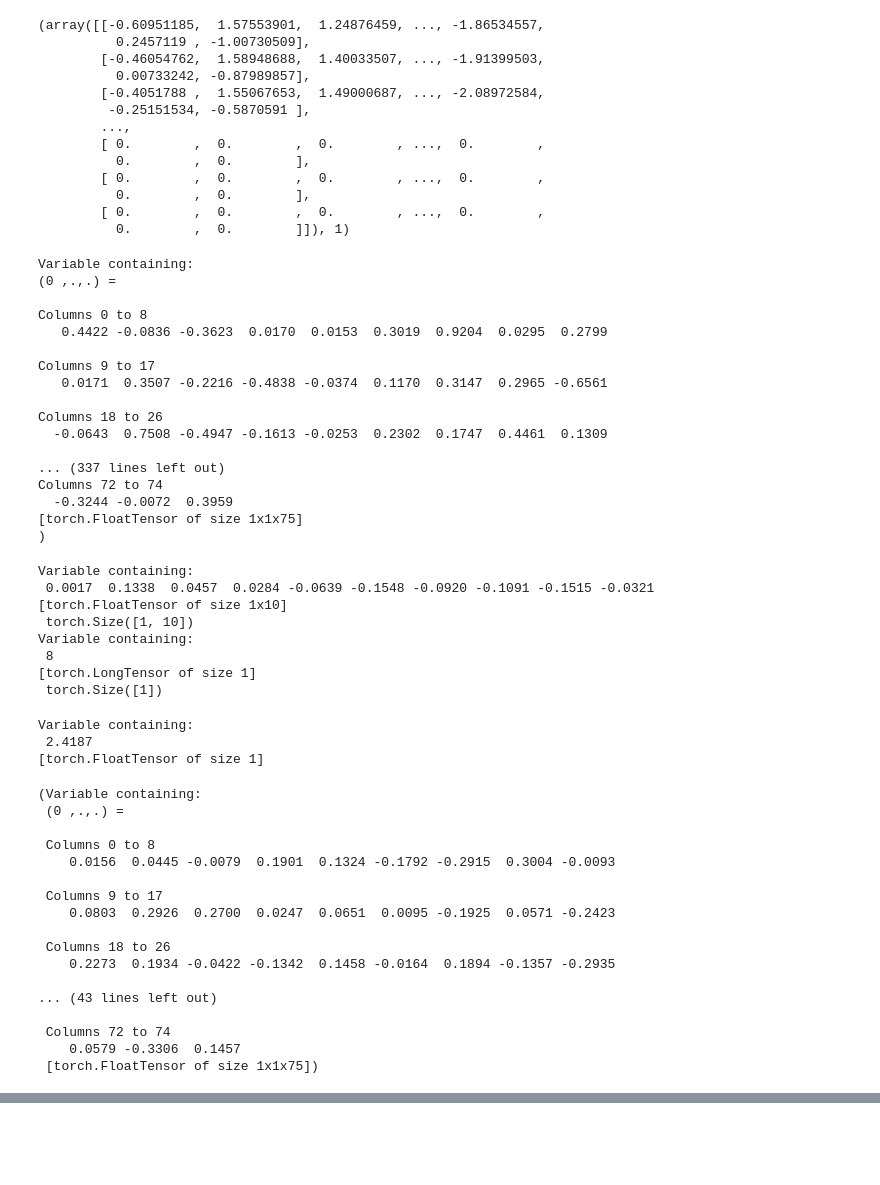
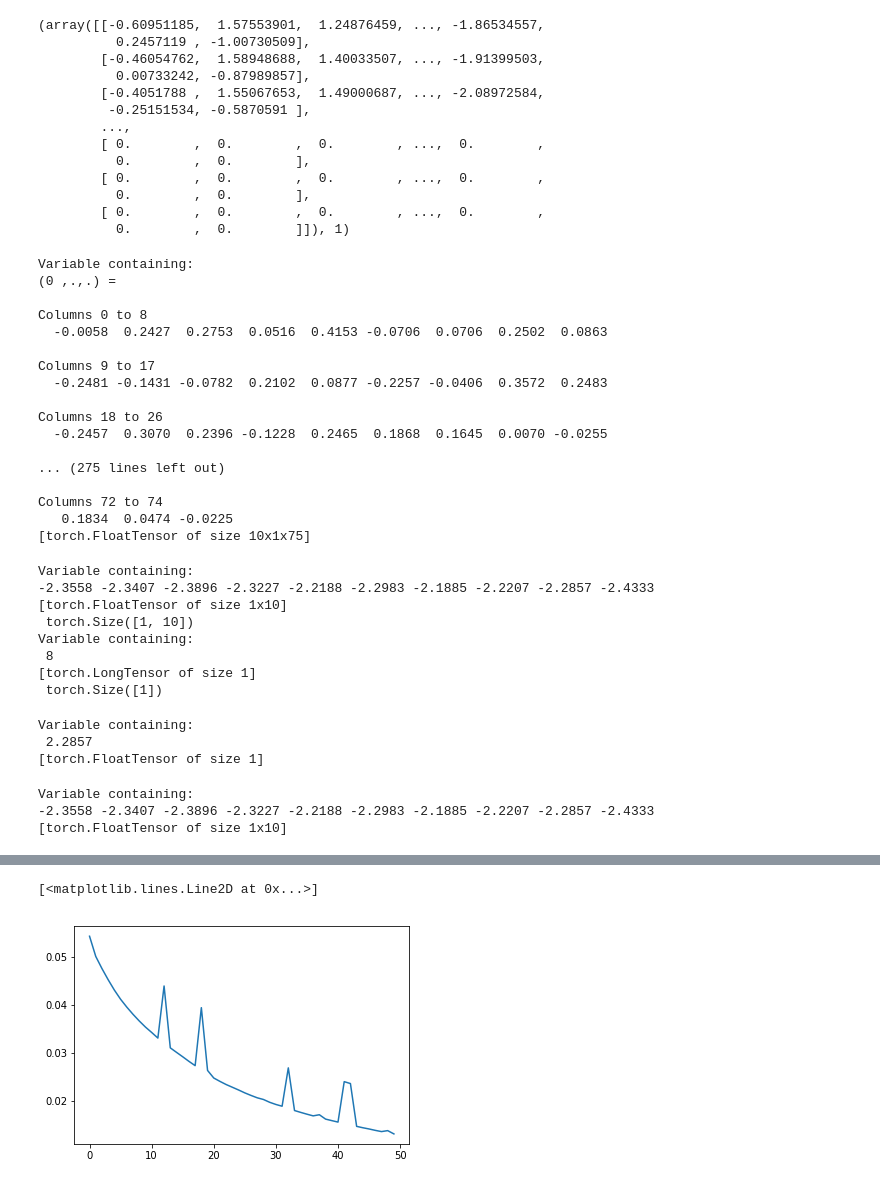
Before and after one commit to Naman-ntc/Action-Recognition, a Jupyter notebook: Uddeshya/pytorch_LSTM0.ipynb, the cells around one changed output, grey strips where cells are left out. Saved outputs shown, nothing was run; the diff lists cells and outputs as text; code cells hidden in the pictures; blank space fills up the shorter version.

```diff
--- a/Uddeshya/pytorch_LSTM0.ipynb
+++ b/Uddeshya/pytorch_LSTM0.ipynb
@@ -137,25 +138,25 @@ hidden = (autograd.Variable(torch.randn(1, 1, hidden_dim)),
           autograd.Variable(torch.randn((1, 1, hidden_dim))))  # clean out hidden state
 out, hidden = lstm(inputs, hidden)
 print(out)
-print(hidden)
+#print(hidden)
 # %% [output]
 Variable containing:
 (0 ,.,.) =
 
 Columns 0 to 8
-   0.4422 -0.0836 -0.3623  0.0170  0.0153  0.3019  0.9204  0.0295  0.2799
+  -0.0058  0.2427  0.2753  0.0516  0.4153 -0.0706  0.0706  0.2502  0.0863
 
 Columns 9 to 17
-   0.0171  0.3507 -0.2216 -0.4838 -0.0374  0.1170  0.3147  0.2965 -0.6561
+  -0.2481 -0.1431 -0.0782  0.2102  0.0877 -0.2257 -0.0406  0.3572  0.2483
 
 Columns 18 to 26
-  -0.0643  0.7508 -0.4947 -0.1613 -0.0253  0.2302  0.1747  0.4461  0.1309
+  -0.2457  0.3070  0.2396 -0.1228  0.2465  0.1868  0.1645  0.0070 -0.0255
 
-... (337 lines left out)
+... (275 lines left out)
+
 Columns 72 to 74
-  -0.3244 -0.0072  0.3959
-[torch.FloatTensor of size 1x1x75]
-)
+   0.1834  0.0474 -0.0225
+[torch.FloatTensor of size 10x1x75]
 # %%
 #action LSTM
 class LSTMClassifier(nn.Module):
@@ -181,9 +182,9 @@ class LSTMClassifier(nn.Module):
         #print(lstm_out.shape)
         y  = self.hidden2label(lstm_out[-1])
         #print(y.shape)
-        #log_probs = F.log_softmax(y, dim=1)
+        log_probs = F.log_softmax(y, dim=1)
         #print(log_probs.shape)
-        return y
+        return log_probs
 # %%
 model0 = LSTMClassifier(75, 75, 10, 1)
 # %%
@@ -194,7 +195,7 @@ print(l, l.shape)
 F.cross_entropy(x1,l)
 # %% [output]
 Variable containing:
- 0.0017  0.1338  0.0457  0.0284 -0.0639 -0.1548 -0.0920 -0.1091 -0.1515 -0.0321
+-2.3558 -2.3407 -2.3896 -2.3227 -2.2188 -2.2983 -2.1885 -2.2207 -2.2857 -2.4333
 [torch.FloatTensor of size 1x10]
  torch.Size([1, 10])
 Variable containing:
@@ -202,33 +203,21 @@ Variable containing:
 [torch.LongTensor of size 1]
  torch.Size([1])
 Variable containing:
- 2.4187
+ 2.2857
 [torch.FloatTensor of size 1]
 # %%
 model0.forward(torch.cat(dataX).view(len(dataX), 1, -1))
-model0.hidden
+# model0.hidden
 # %% [output]
-(Variable containing:
- (0 ,.,.) =
-
- Columns 0 to 8
-    0.0156  0.0445 -0.0079  0.1901  0.1324 -0.1792 -0.2915  0.3004 -0.0093
-
- Columns 9 to 17
-    0.0803  0.2926  0.2700  0.0247  0.0651  0.0095 -0.1925  0.0571 -0.2423
-
- Columns 18 to 26
-    0.2273  0.1934 -0.0422 -0.1342  0.1458 -0.0164  0.1894 -0.1357 -0.2935
-
-... (43 lines left out)
-
- Columns 72 to 74
-    0.0579 -0.3306  0.1457
- [torch.FloatTensor of size 1x1x75])
+Variable containing:
+-2.3558 -2.3407 -2.3896 -2.3227 -2.2188 -2.2983 -2.1885 -2.2207 -2.2857 -2.4333
+[torch.FloatTensor of size 1x10]
 # %%
 #training function
-def train(model, num_epoch, num_iter):
+def train(model, num_epoch, num_iter, rec_interval):
     optimizer = optim.Adam(model.parameters(), lr = 1e-4)
+    loss_values = []
+    rec_step = 0
     for eph in range(num_epoch):
         print('epoch {} starting ...'.format(eph))
         avg_loss = 0
@@ -245,11 +234,18 @@ def train(model, num_epoch, num_iter):
             avg_loss += loss.data[0]
             if i % 5 == 0:
                 print('epoch: %d iterations: %d loss :%g' % (eph, i, loss.data[0]))
+            if rec_step%rec_interval==0:
+                loss_values.append(loss.data[0])
             model.hidden = (model.hidden[0].detach(), model.hidden[1].detach())
             loss.backward()
             optimizer.step()
+            rec_step += 1
         avg_loss /= n_samples
-        print('epoch: %d ===============>train avg_loss:%g'%(eph, avg_loss))
-train(model0, 10, 10)
+        #evaluating model accuracy
+        acc = evaluate_accuracy(model, (testX, testL))
+        print('epoch: %d train==>>>> avg_loss: %g accuracy: %g\n'%(eph, avg_loss, acc))
+    return loss_values
+l = train(model0, 10, 10, 2)
+plt.plot(l)
 # %% [output]
 epoch 0 starting ...
@@ -271,0 +268,2 @@ epoch: 9 ===============>train avg_loss:0.0174375
+[<matplotlib.lines.Line2D at 0x...>]
+[figure, added]
```
Also changed, not shown: parts of 4 cells of this notebook.
